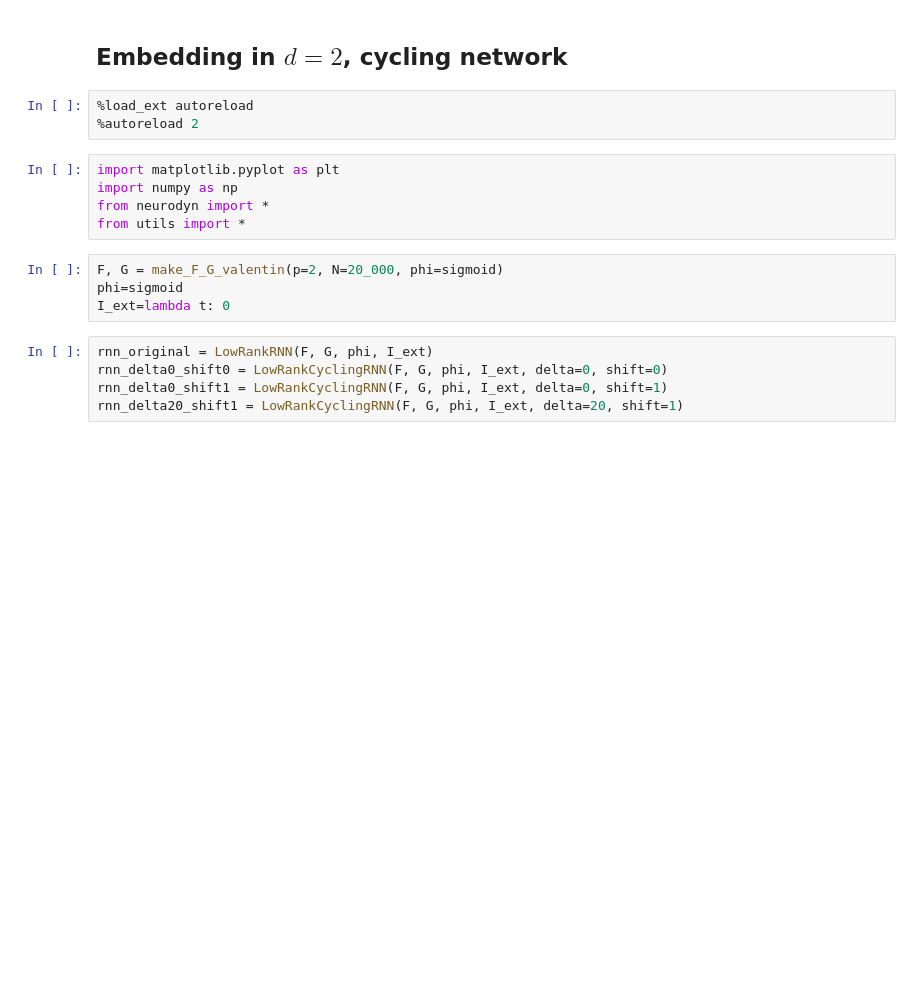
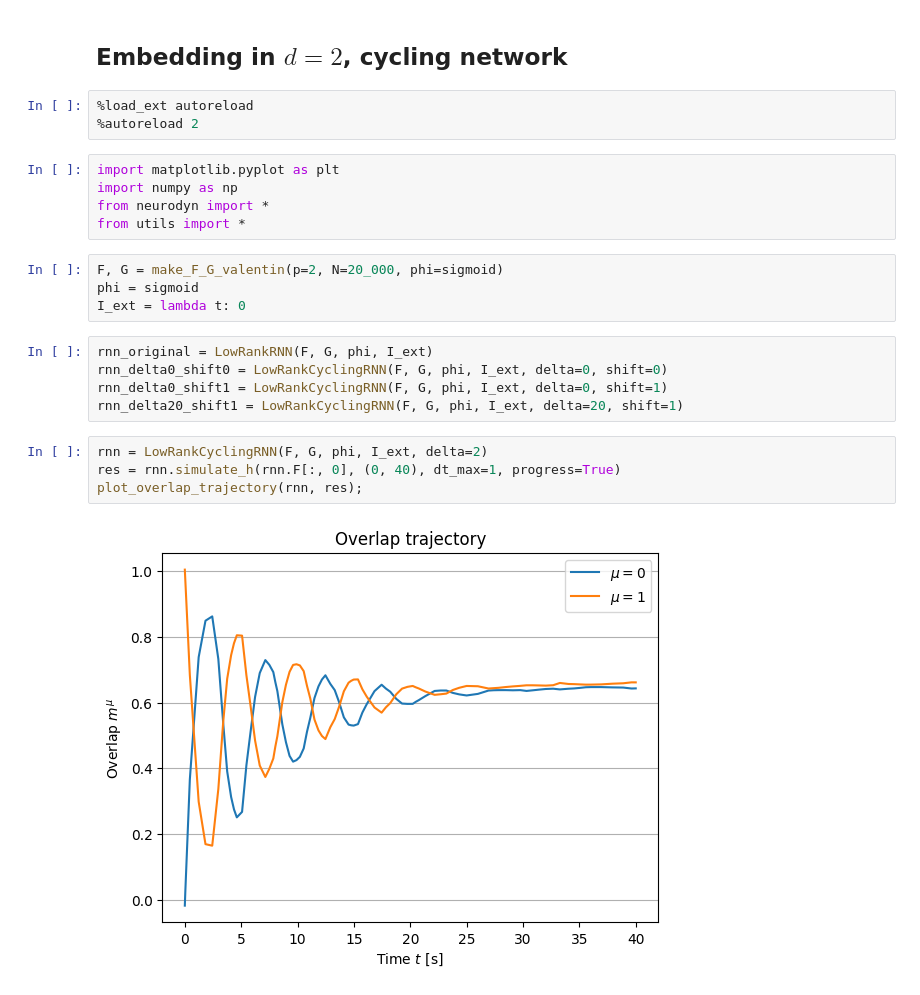
Before and after one commit to ninivert/lcnthesis, a Jupyter notebook: notebooks/embedding_d=2_cycling.ipynb, the cells around one changed output. Cells and saved outputs as stored; diff of their text form; blank space fills up the shorter version.

Commit message:
basic cycling behavior in place

```diff
--- a/notebooks/embedding_d=2_cycling.ipynb
+++ b/notebooks/embedding_d=2_cycling.ipynb
@@ -10,10 +10,16 @@ from neurodyn import *
 from utils import *
 # %%
 F, G = make_F_G_valentin(p=2, N=20_000, phi=sigmoid)
-phi=sigmoid
-I_ext=lambda t: 0
+phi = sigmoid
+I_ext = lambda t: 0
 # %%
 rnn_original = LowRankRNN(F, G, phi, I_ext)
 rnn_delta0_shift0 = LowRankCyclingRNN(F, G, phi, I_ext, delta=0, shift=0)
 rnn_delta0_shift1 = LowRankCyclingRNN(F, G, phi, I_ext, delta=0, shift=1)
 rnn_delta20_shift1 = LowRankCyclingRNN(F, G, phi, I_ext, delta=20, shift=1)
+# %%
+rnn = LowRankCyclingRNN(F, G, phi, I_ext, delta=2)
+res = rnn.simulate_h(rnn.F[:, 0], (0, 40), dt_max=1, progress=True)
+plot_overlap_trajectory(rnn, res);
+# %% [output]
+[figure, added]
```
Also changed, not shown: parts of 4 cells of this notebook, 1 other file.
